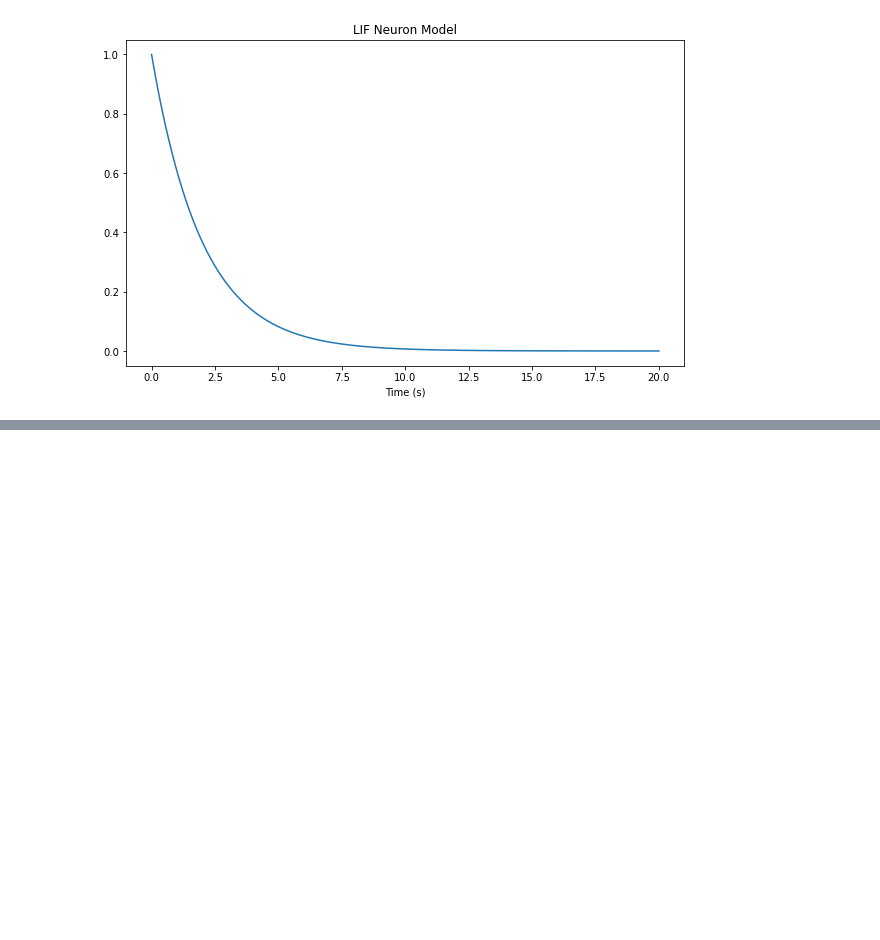
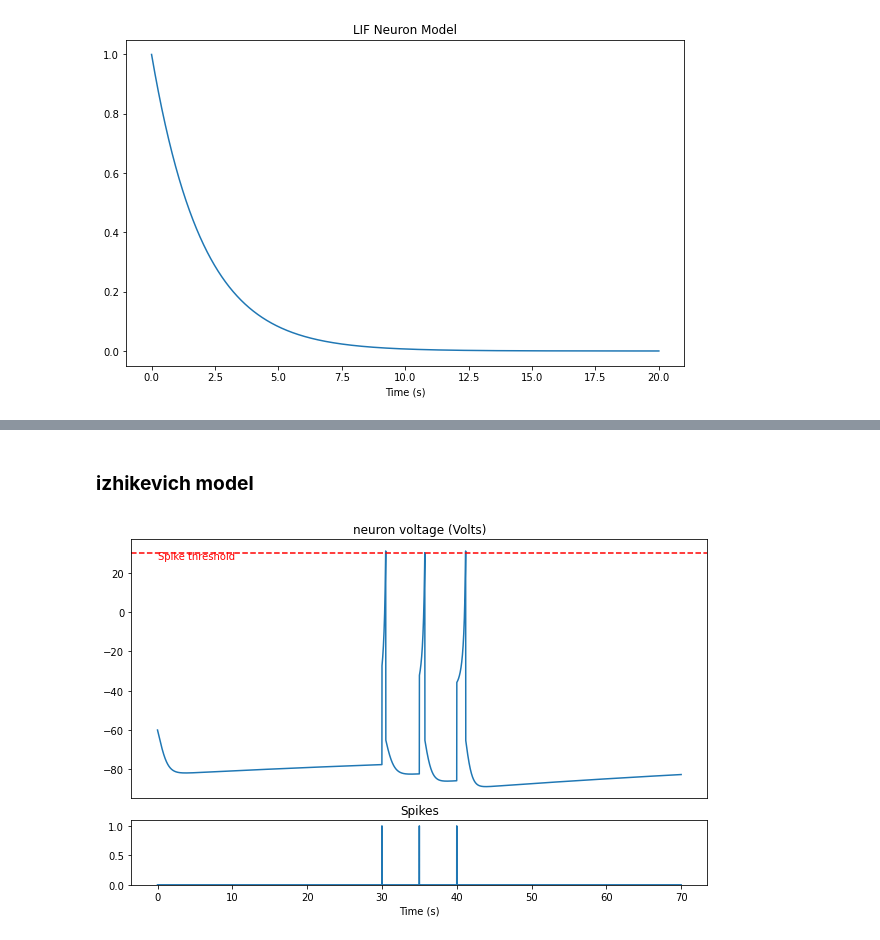
Before and after one commit to amirabbasja/Spiking-neural-networks-, a Jupyter notebook: 1-SNN_simluation.ipynb, the cells around one changed output, grey strips where cells are left out. Saved outputs shown, nothing was run; the diff lists cells and outputs as text; code cells hidden in the pictures; blank space fills up the shorter version.

Commit message:
added izhikevich model

```diff
--- a/1-SNN_simluation.ipynb
+++ b/1-SNN_simluation.ipynb
@@ -97,0 +102,80 @@ plt.show()
+# %% [markdown]
+### **izhikevich model**
+# %%
+# Use Euler method for solving a izhikevich neuron model
+# izhikevich model differential equation:
+#   dv/dt = 0.04v^2 + 5v + 140 - u + I
+#   du/dt = a(bv - u)
+#   if v >= 30mV, then v = c and u = u + d
+#   where v is the membrane potential, u is the recovery variable, and I is the input current
+#   a, b, c, and d are constants that determine the behavior of the neuron
+#   usually, we take a = 0.02, b = 0.2, c = -65, and d = 8 (A regular spiking neuron type)
+
+t = Decimal("0") # Starting time
+dt = Decimal("0.005") # Time step
+tEnd = Decimal("70") # End time
+
+# LIF parameters
+V_th = 30 # Volts
+V_init = -60 # neuron starting voltage (at t = 0)
+Vt = -60 # Neuron voltage at time step t
+Ut = 0 # Neuron recovery variable at time step t
+tau = 2. # Time constant
+V_excitation = 50 # Voltage added to the neuron at each time step
+tExcitation = [Decimal("30"),Decimal("35"),Decimal("40")]
+
+# Model parameters
+a = .02
+b = .2
+c = -65
+d = 8
+
+lstV = [] # List to store voltage values
+lstTime = [] # List to store time values
+lstSpike = [] # List to store spike values at each time step
+
+for i in range(int(tEnd/dt)):
+    # Use Euler method
+
+    # If voltage is greater than threshold, reset voltage
+    if V_th <= Vt:
+
+        # Reset voltage and recovery variable
+        Vt = c
+        Ut = Ut + d
+
+    Vt = Vt + float(dt) * (.04*Vt**2 + 5. * Vt +140. - Ut)
+    Ut = Ut + float(dt) * a * (b * Vt - Ut)
+
+    # If excited, add extra voltage
+    if t in tExcitation:
+        lstSpike.append(1)
+        Vt += V_excitation
+    else:
+        lstSpike.append(0)
+
+    lstV.append(Vt)
+    lstTime.append(t)
+    t += dt
+
+# Create figure and subplots
+fig = plt.figure(figsize=(10, 6))
+
+# Top subplot (80% of the height)
+ax1 = fig.add_axes([0.1, 0.3, 0.8, 0.6])  # [left, bottom, width, height]
+ax1.plot(lstTime, lstV)
+ax1.set_title('neuron voltage (Volts)')
+ax1.xaxis.set_visible(False)  # Hide x-axis numbers
+ax1.axhline(y=V_th, color='r', linestyle='--')
+ax1.text(lstTime[0], V_th * .9, 'Spike threshold', color='r')
+
+# Bottom subplot (20% of the height)
+ax2 = fig.add_axes([0.1, 0.1, 0.8, 0.15])  # [left, bottom, width, height]
+ax2.plot(lstTime, lstSpike)
+ax2.set_ylim(0, 1.1)
+ax2.set_title('Spikes')
+ax2.set_xlabel('Time (s)')
+
+plt.show()
+# %% [output]
+[figure, added]
```
Also changed, not shown: parts of 3 cells of this notebook, 1 other file.
